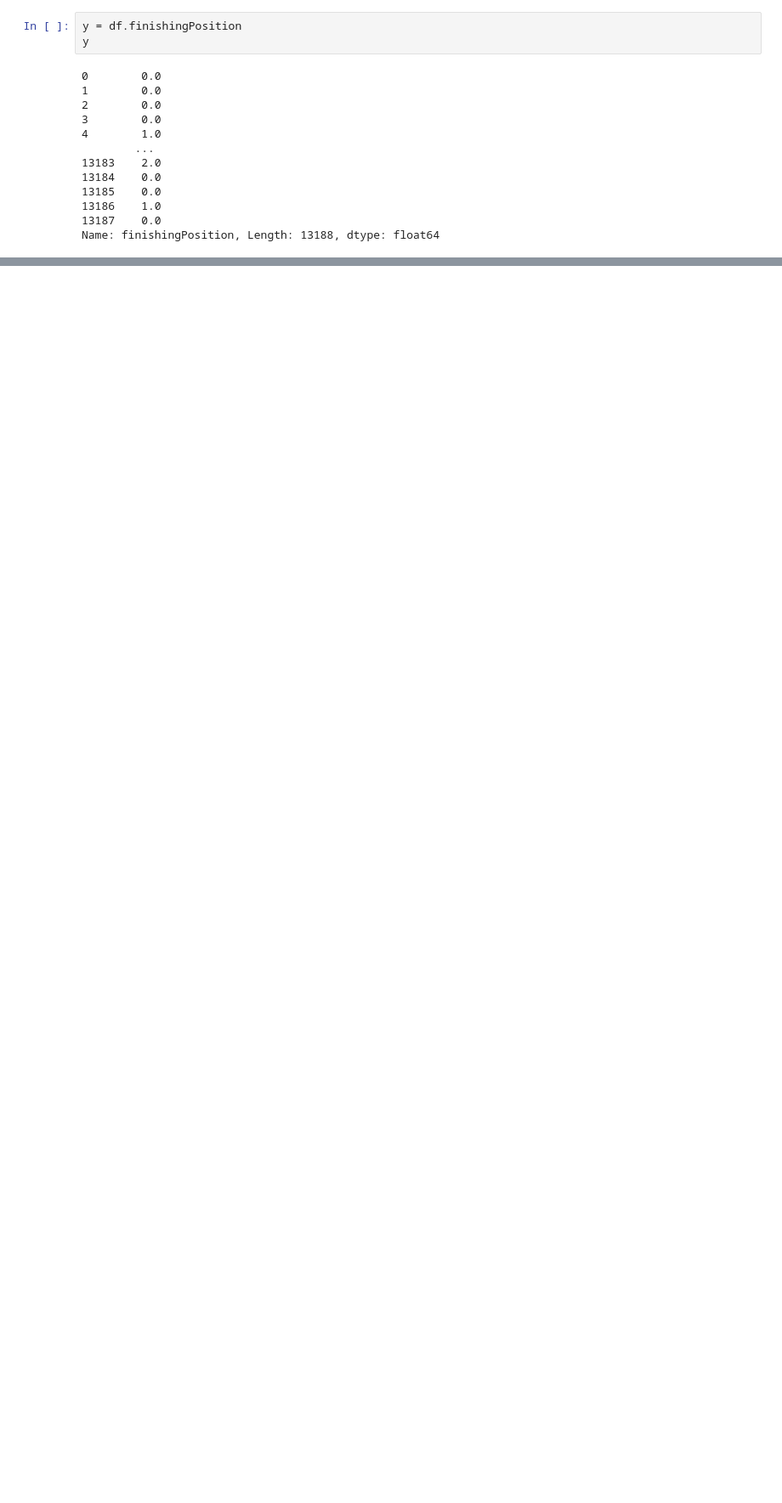
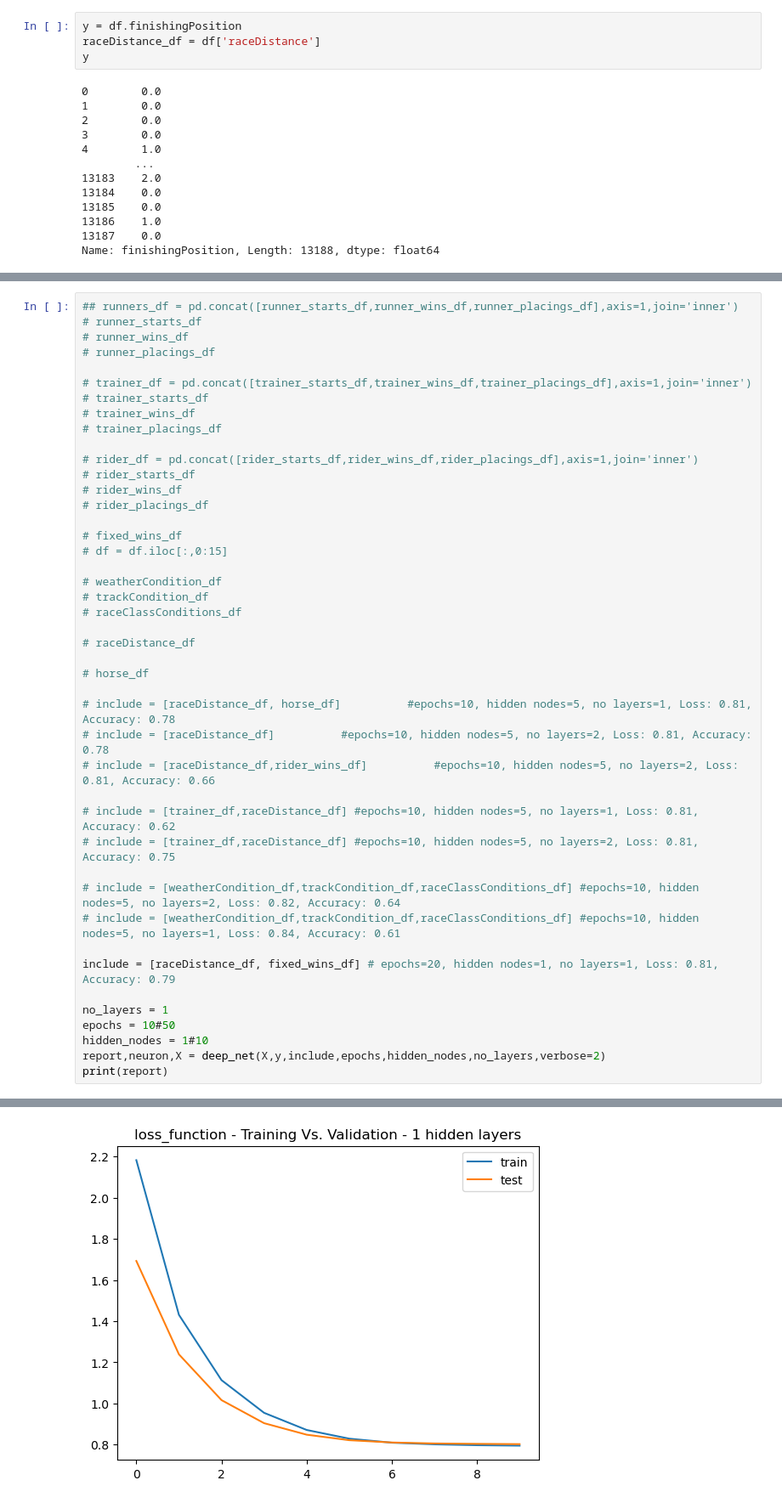
Before and after one commit to w-attson/bookie-on-bookies, a Jupyter notebook: nh_neural_net.ipynb, the cells around one changed output, grey strips where cells are left out. Shown at 85% size. Cells and saved outputs as stored; diff of their text form; blank space fills up the shorter version.

```diff
--- a/nh_neural_net.ipynb
+++ b/nh_neural_net.ipynb
@@ -72,6 +119,7 @@ raceClassConditions_df = pd.get_dummies(df.raceClassConditions)
 # df
 # %%
 y = df.finishingPosition
+raceDistance_df = df['raceDistance']
 y
 # %% [output]
 0        0.0
@@ -204,0 +219,45 @@ Loss: 0.8137216567993164, Accuracy: 0.7801031470298767
+# %%
+## runners_df = pd.concat([runner_starts_df,runner_wins_df,runner_placings_df],axis=1,join='inner')
+# runner_starts_df
+# runner_wins_df
+# runner_placings_df
+
+# trainer_df = pd.concat([trainer_starts_df,trainer_wins_df,trainer_placings_df],axis=1,join='inner')
+# trainer_starts_df
+# trainer_wins_df
+# trainer_placings_df
+
+# rider_df = pd.concat([rider_starts_df,rider_wins_df,rider_placings_df],axis=1,join='inner')
+# rider_starts_df
+# rider_wins_df
+# rider_placings_df
+
+# fixed_wins_df
+# df = df.iloc[:,0:15]
+
+# weatherCondition_df
+# trackCondition_df
+# raceClassConditions_df
+
+# raceDistance_df
+
+# horse_df
+
+# include = [raceDistance_df, horse_df]          #epochs=10, hidden nodes=5, no layers=1, Loss: 0.81, Accuracy: 0.78
+# include = [raceDistance_df]          #epochs=10, hidden nodes=5, no layers=2, Loss: 0.81, Accuracy: 0.78
+# include = [raceDistance_df,rider_wins_df]          #epochs=10, hidden nodes=5, no layers=2, Loss: 0.81, Accuracy: 0.66
+
+# include = [trainer_df,raceDistance_df] #epochs=10, hidden nodes=5, no layers=1, Loss: 0.81, Accuracy: 0.62
+# include = [trainer_df,raceDistance_df] #epochs=10, hidden nodes=5, no layers=2, Loss: 0.81, Accuracy: 0.75
+
+# include = [weatherCondition_df,trackCondition_df,raceClassConditions_df] #epochs=10, hidden nodes=5, no layers=2, Loss: 0.82, Accuracy: 0.64
+# include = [weatherCondition_df,trackCondition_df,raceClassConditions_df] #epochs=10, hidden nodes=5, no layers=1, Loss: 0.84, Accuracy: 0.61
+
+include = [raceDistance_df, fixed_wins_df] # epochs=20, hidden nodes=1, no layers=1, Loss: 0.81, Accuracy: 0.79
+
+no_layers = 1
+epochs = 10#50
+hidden_nodes = 1#10
+report,neuron,X = deep_net(X,y,include,epochs,hidden_nodes,no_layers,verbose=2)
+print(report)
+# %% [output]
@@ -204,0 +281 @@ Loss: 0.8137216567993164, Accuracy: 0.7801031470298767
+[figure, added]
```
Also changed, not shown: parts of 15 cells of this notebook.
